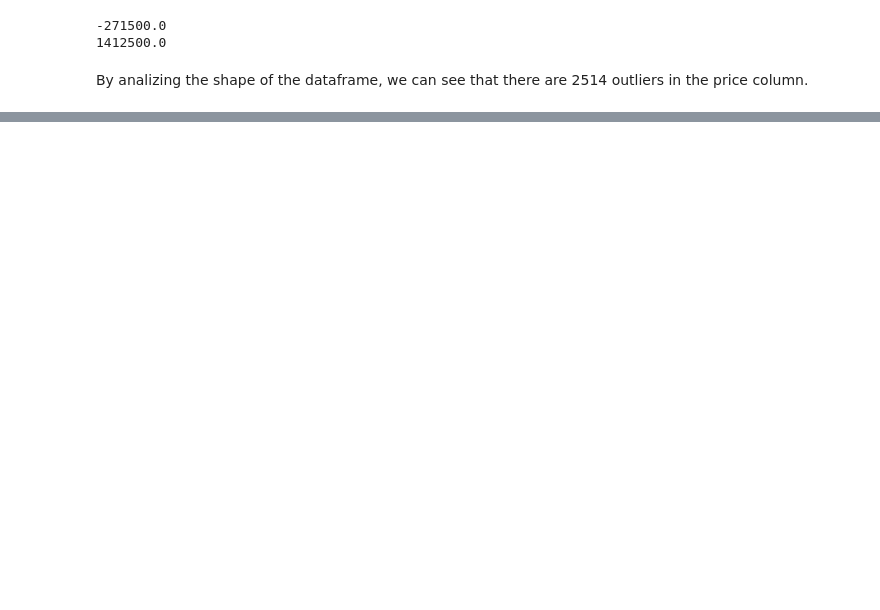
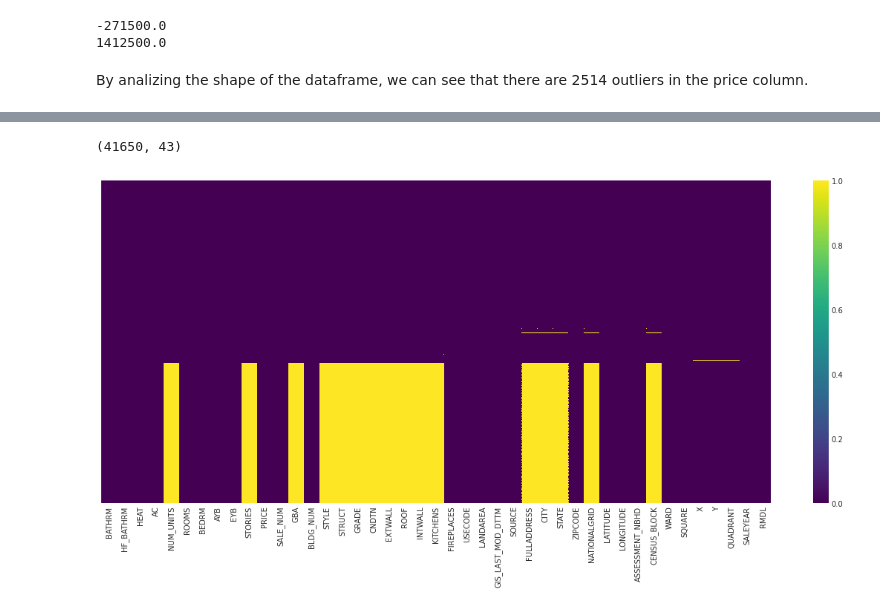
Before and after one commit to elvanselvano/purwadhika-final-project, a Jupyter notebook: notebooks/04_preprocessing.ipynb, the cells around one changed output, grey strips where cells are left out. Cells and saved outputs as stored; diff of their text form; code cells hidden in the pictures; blank space fills up the shorter version.

```diff
--- a/notebooks/04_preprocessing.ipynb
+++ b/notebooks/04_preprocessing.ipynb
@@ -106,0 +114,18 @@ plt.show()
+# %%
+#drop ASSESSMENT_NBHD
+df_clean_2 = df_clean_1.drop(['ASSESSMENT_SUBNBHD'],axis=1)
+# %%
+df_clean_2.shape
+# %% [output]
+(41650, 43)
+# %%
+#feature engineering YR_RMDL
+df_clean_3 = df_clean_2.copy()
+df_clean_3['RMDL'] = np.where(df_clean_2['YR_RMDL'].isna(),0,1)
+df_clean_3 = df_clean_3.drop('YR_RMDL',axis=1)
+# %%
+fig, ax = plt.subplots(figsize=(18,8))
+sns.heatmap(df_clean_3.isnull(), yticklabels=False,cmap='viridis')
+plt.show()
+# %% [output]
+[figure, added]
```
Also changed, not shown: parts of 44 cells of this notebook, 1 other file.
